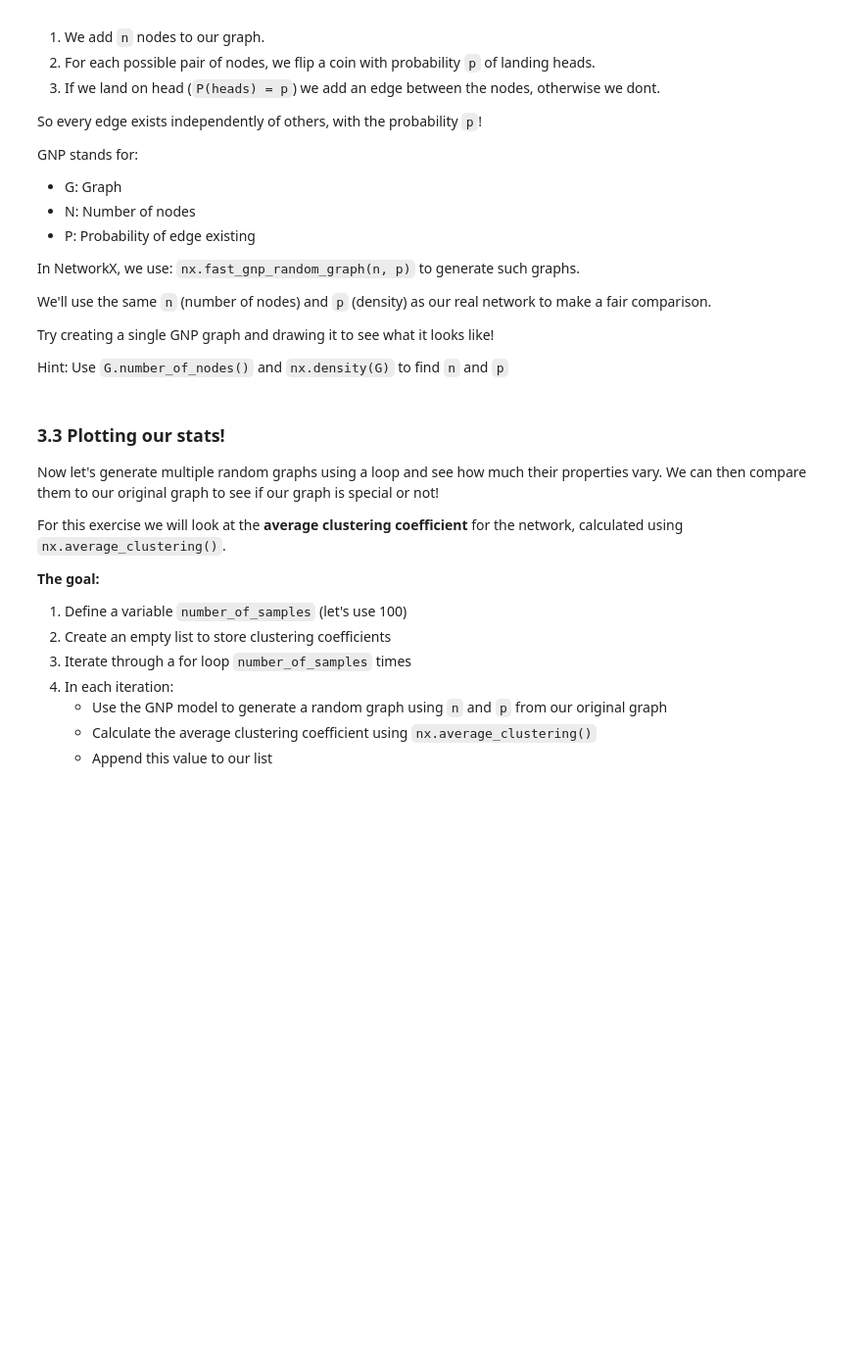
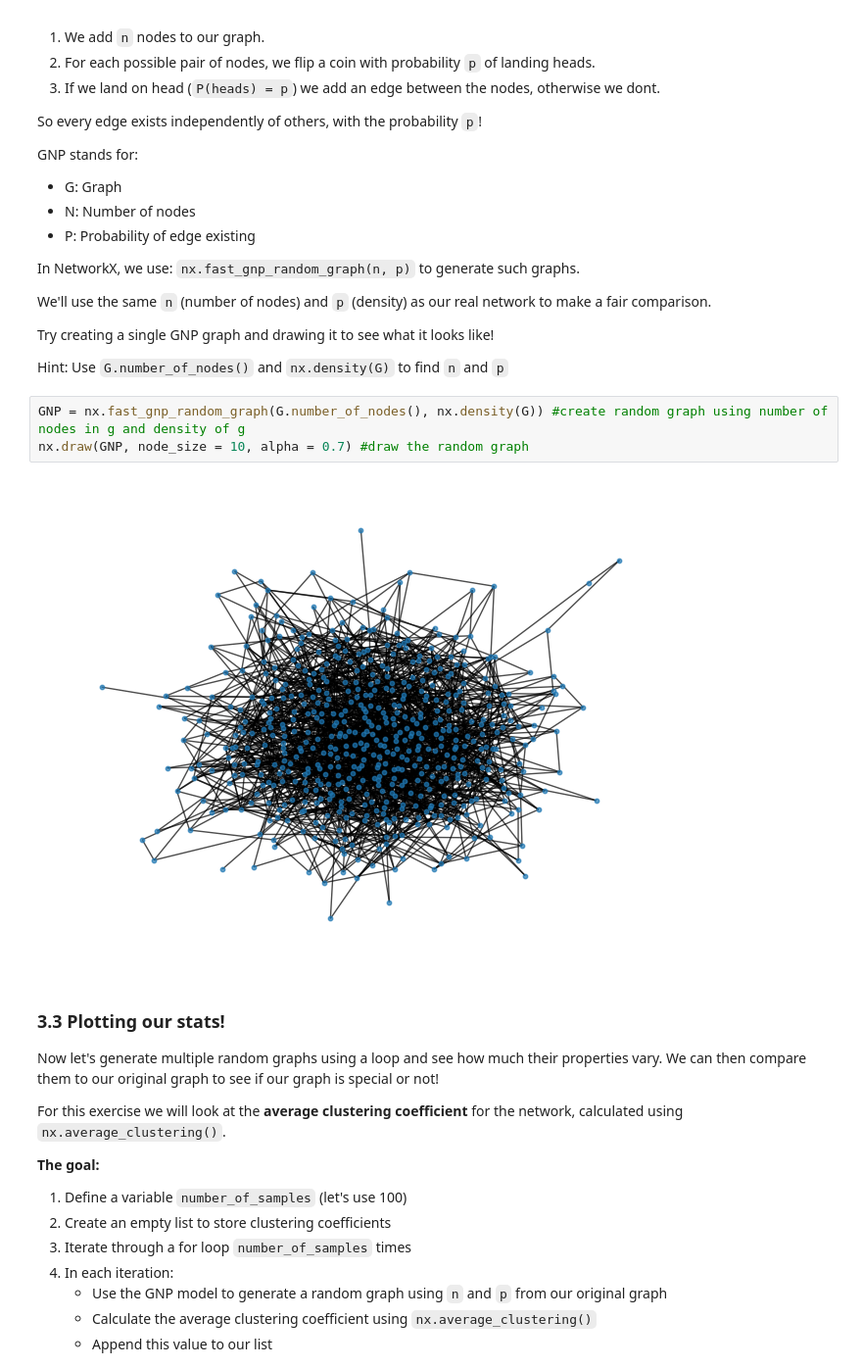
Before and after one commit to hyunderscore/BIOL4200homework-, a Jupyter notebook: lab6/lab6.ipynb, the cells around one changed output. Shown at 98% size. Cells and saved outputs as stored; diff of their text form; blank space fills up the shorter version.

```diff
--- a/lab6/lab6.ipynb
+++ b/lab6/lab6.ipynb
@@ -94,6 +117,11 @@ We'll use the same `n` (number of nodes) and `p` (density) as our real network t
 Try creating a single GNP graph and drawing it to see what it looks like!
 
 Hint: Use `G.number_of_nodes()` and `nx.density(G)` to find `n` and `p`
+# %%
+GNP = nx.fast_gnp_random_graph(G.number_of_nodes(), nx.density(G)) #create random graph using number of nodes in g and density of g
+nx.draw(GNP, node_size = 10, alpha = 0.7) #draw the random graph
+# %% [output]
+[figure, added]
 # %% [markdown]
 ### 3.3 Plotting our stats!
 Now let's generate multiple random graphs using a loop and see how much their properties vary. We can then compare them to our original graph to see if our graph is special or not!
```
Also changed, not shown: parts of 10 cells of this notebook, 1 other file.
